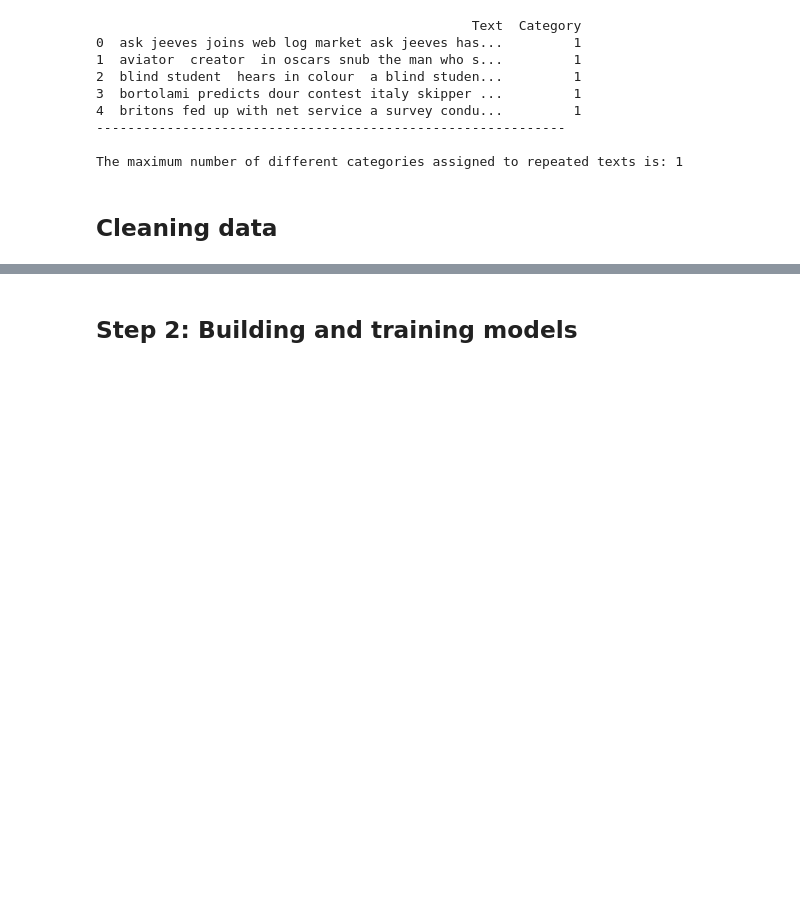
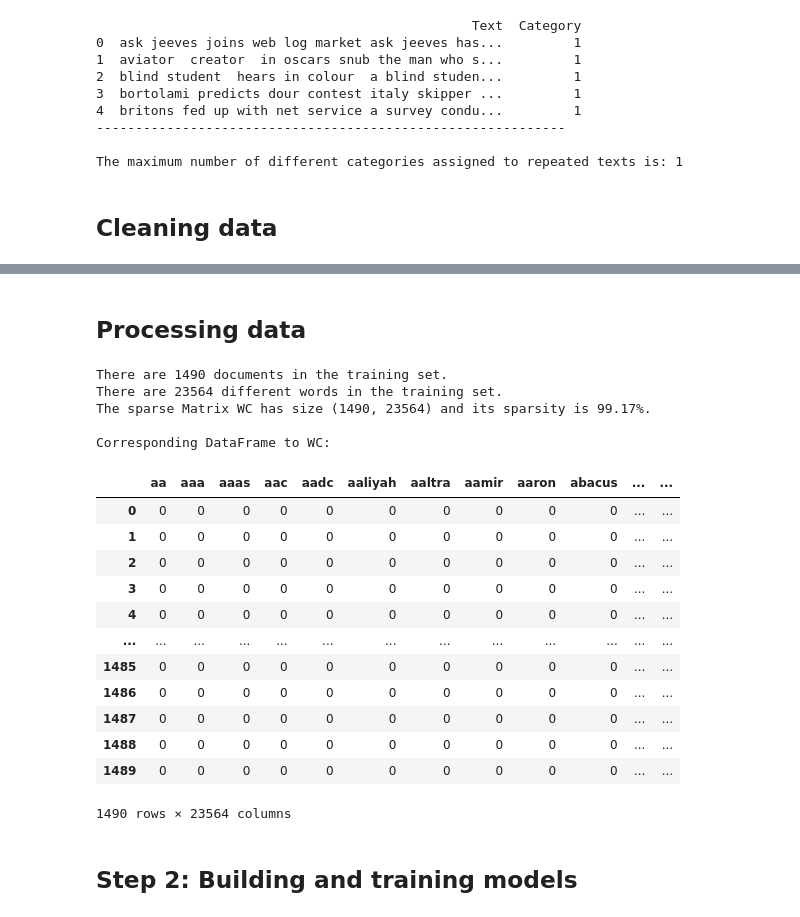
Before and after one commit to yasuomaidana/introduction-to-machine-learning, a Jupyter notebook: Unsupervised Algorithms in Machine Learning/BBC News Classification/BBC text classification.ipynb, the cells around one changed output, grey strips where cells are left out. Cells and saved outputs as stored; diff of their text form; code cells hidden in the pictures; blank space fills up the shorter version.

```diff
--- a/Unsupervised Algorithms in Machine Learning/BBC News Classification/BBC text classification.ipynb
+++ b/Unsupervised Algorithms in Machine Learning/BBC News Classification/BBC text classification.ipynb
@@ -226,2 +331,32 @@ Non alpha-numeric symbols
+# %% [markdown]
+## Processing data
+# %%
+cv=CountVectorizer()
+WC=cv.fit_transform(train_data['Text'])
+print('There are {} documents in the training set.'.format(len(train_data)))
+print('There are {} different words in the training set.'.format(WC.shape[1]))
+print('The sparse Matrix WC has size {} and its sparsity is {:.2f}%. '.format(WC.shape,100*(1-WC.count_nonzero()/np.prod(WC.shape))))
+print('\nCorresponding DataFrame to WC:')
+counts_df = pd.DataFrame(WC.A,columns=cv.get_feature_names_out ())
+counts_df
+# %% [output]
+There are 1490 documents in the training set.
+There are 23564 different words in the training set.
+The sparse Matrix WC has size (1490, 23564) and its sparsity is 99.17%.
+
+Corresponding DataFrame to WC:
+|  | aa | aaa | aaas | aac | aadc | aaliyah | aaltra | aamir | aaron | abacus | ... | ... |
+| 0 | 0 | 0 | 0 | 0 | 0 | 0 | 0 | 0 | 0 | 0 | ... | ... |
+| 1 | 0 | 0 | 0 | 0 | 0 | 0 | 0 | 0 | 0 | 0 | ... | ... |
+| 2 | 0 | 0 | 0 | 0 | 0 | 0 | 0 | 0 | 0 | 0 | ... | ... |
+| 3 | 0 | 0 | 0 | 0 | 0 | 0 | 0 | 0 | 0 | 0 | ... | ... |
+| 4 | 0 | 0 | 0 | 0 | 0 | 0 | 0 | 0 | 0 | 0 | ... | ... |
+| ... | ... | ... | ... | ... | ... | ... | ... | ... | ... | ... | ... | ... |
+| 1485 | 0 | 0 | 0 | 0 | 0 | 0 | 0 | 0 | 0 | 0 | ... | ... |
+| 1486 | 0 | 0 | 0 | 0 | 0 | 0 | 0 | 0 | 0 | 0 | ... | ... |
+| 1487 | 0 | 0 | 0 | 0 | 0 | 0 | 0 | 0 | 0 | 0 | ... | ... |
+| 1488 | 0 | 0 | 0 | 0 | 0 | 0 | 0 | 0 | 0 | 0 | ... | ... |
+| 1489 | 0 | 0 | 0 | 0 | 0 | 0 | 0 | 0 | 0 | 0 | ... | ... |
+1490 rows × 23564 columns
 # %% [markdown]
 ## Step 2: Building and training models
```
Also changed, not shown: parts of 9 cells of this notebook.
